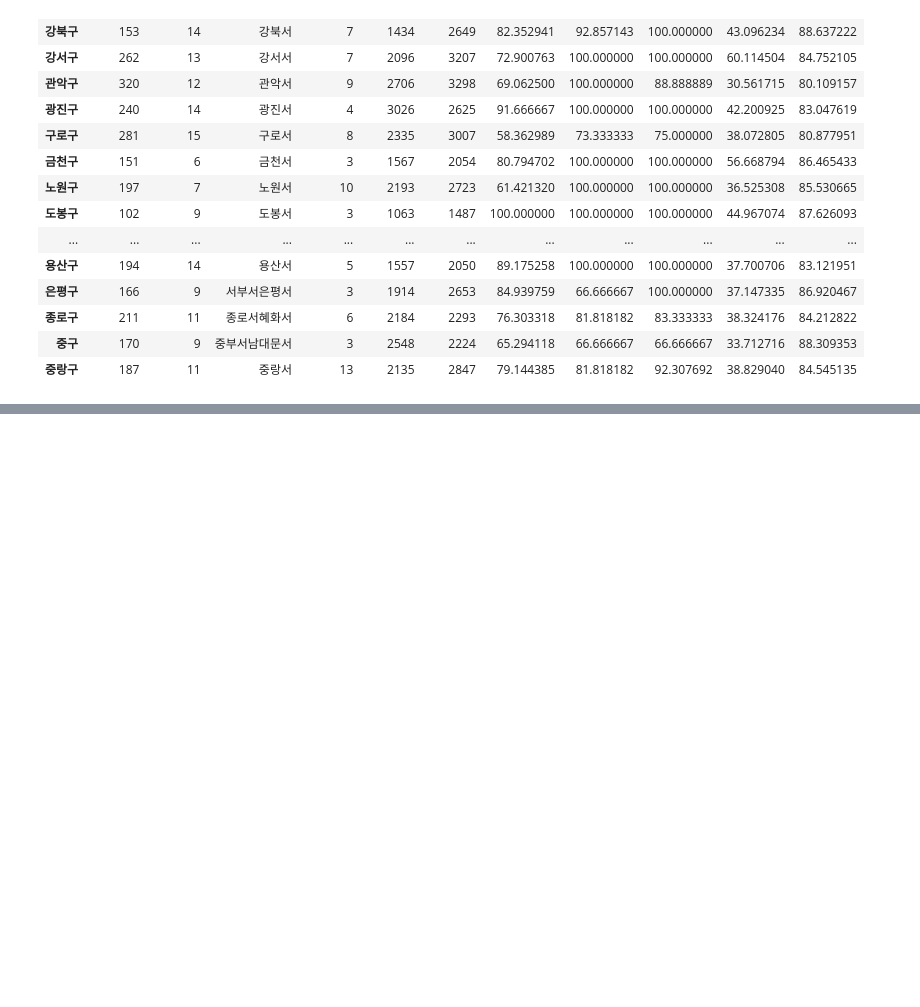
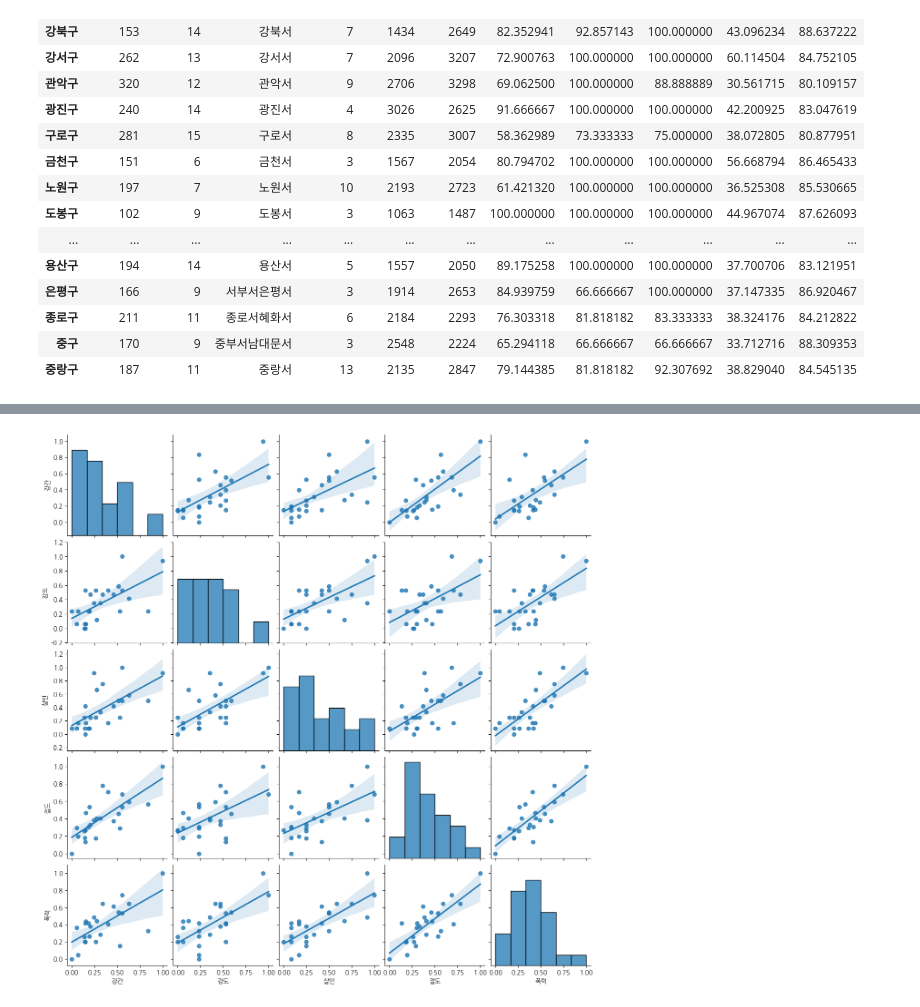
Before and after one commit to Hgracefield/dataAnalysis, a Jupyter notebook: Note/15.서울시범죄안전도.ipynb, the cells around one changed output, grey strips where cells are left out. Saved outputs shown, nothing was run; the diff lists cells and outputs as text; code cells hidden in the pictures; blank space fills up the shorter version.

```diff
--- a/Note/15.서울시범죄안전도.ipynb
+++ b/Note/15.서울시범죄안전도.ipynb
@@ -426,0 +544,4 @@ crime_anal
+# %%
+# cctv 데이터와 합치기
+result_CCTV = pd.read_csv("../Data/CCTV_result.csv", index_col='구별')
+result_CCTV.head()
@@ -426,0 +556,2 @@ crime_anal
+# %%
+crime_anal_norm[['인구수', 'CCTV']] = result_CCTV[['인구수', '소계']]
@@ -426,0 +560,3 @@ crime_anal
+# %%
+crime_anal_norm['범죄'] = np.sum(crime_anal_norm[col], axis = 'columns')
+crime_anal_norm.head()
@@ -426,0 +571,3 @@ crime_anal
+# %%
+crime_anal_norm['검거'] = np.sum(crime_anal_norm[col2], axis = 'columns')
+crime_anal_norm.head()
@@ -426,0 +589,12 @@ crime_anal
+# %%
+# 강간, 강도 등 건수에 대한 상관관계 시각화
+
+sns.pairplot(
+    crime_anal_norm,
+    vars = col,
+    kind = 'reg', # 회귀식을 보겠다.
+)
+
+plt.show()
+# %% [output]
+[figure, added]
```
Also changed, not shown: parts of 26 cells of this notebook.
